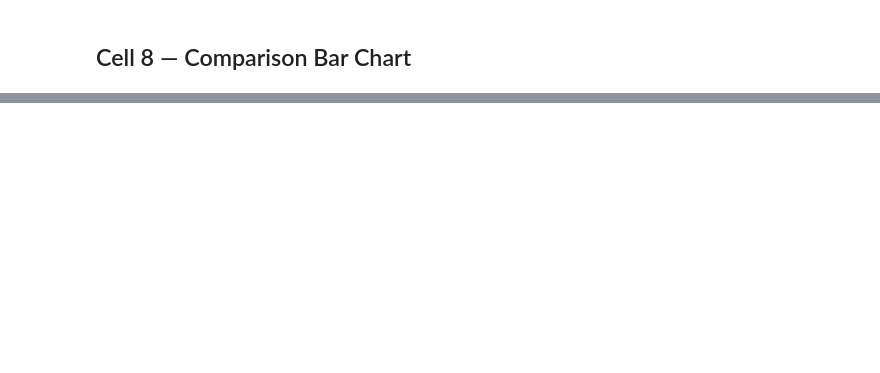
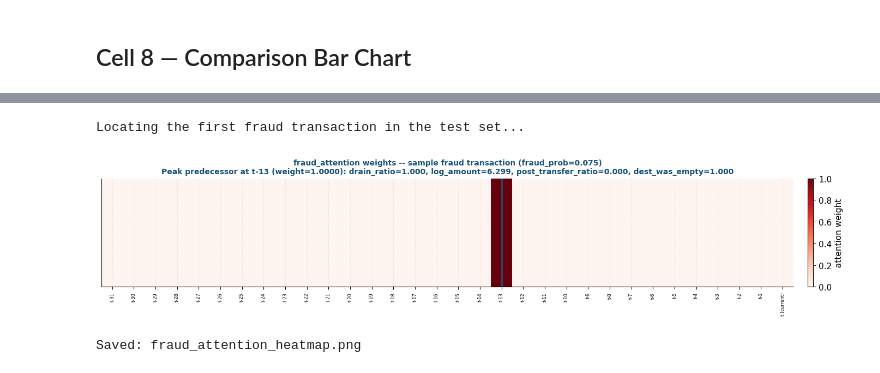
Before and after one commit to LEXES7/R26-IT-121, a Jupyter notebook: TS-TCN/notebooks/DeepSentinel_T4_FullTraining.ipynb, the cells around one changed output, grey strips where cells are left out. Saved outputs shown, nothing was run; the diff lists cells and outputs as text; code cells hidden in the pictures; blank space fills up the shorter version.

```diff
--- a/TS-TCN/notebooks/DeepSentinel_T4_FullTraining.ipynb
+++ b/TS-TCN/notebooks/DeepSentinel_T4_FullTraining.ipynb
@@ -453,0 +467,57 @@ print(f"💾 Saved: four_model_comparison.png")
+# %%
+# =================================================================================
+# Cell 9 -- fraud_attention heatmap for a sample fraud transaction (Figure A1)
+# =================================================================================
+import joblib
+
+FEATURE_NAMES = ["drain_ratio", "log_amount", "post_transfer_ratio", "dest_was_empty",
+                  "dest_enrichment", "type_risk_weight", "inv_dest_ratio", "amt_to_orig",
+                  "hour_of_day", "day_of_week"]
+
+scaler_path = BASE_DIR / "scaler.pkl"
+scaler = joblib.load(scaler_path) if scaler_path.exists() else None
+if scaler is None:
+    print(f"scaler.pkl not found at {scaler_path} -- heatmap will show SCALED feature "
+          f"values, not the raw interpretable ones. Fix the path and re-run this cell "
+          f"if that matters for the figure.")
+
+print("Locating the first fraud transaction in the test set...")
+sample_window = None
+for xb, yb in test_ds:
+    fraud_idx = tf.where(yb == 1).numpy()
+    if len(fraud_idx) > 0:
+        idx = int(fraud_idx[0][0])
+        sample_window = xb[idx:idx + 1]
+        break
+assert sample_window is not None, "No fraud transactions found in test_ds"
+
+prob, attn = model.predict(sample_window, verbose=0)
+attn = attn[0]                      # (32,) attention from the current (last) position
+prob = float(prob[0, 0])
+peak_pos = int(np.argmax(attn[:-1]))  # exclude the current transaction itself
+
+peak_row_scaled = sample_window[0, peak_pos].numpy().reshape(1, -1)
+peak_row = scaler.inverse_transform(peak_row_scaled)[0] if scaler is not None else peak_row_scaled[0]
+
+fig, ax = plt.subplots(figsize=(14, 3.2))
+im = ax.imshow(attn[None, :], aspect="auto", cmap="Reds", vmin=0)
+ax.set_xticks(range(W))
+ax.set_xticklabels([f"t-{W - 1 - i}" if i < W - 1 else "t (current)" for i in range(W)],
+                    rotation=90, fontsize=6)
+ax.set_yticks([])
+ax.axvline(peak_pos, color=DS_BLUE, lw=2)
+feature_str = ", ".join(f"{n}={v:.3f}" for n, v in zip(FEATURE_NAMES[:4], peak_row[:4]))
+ax.set_title(
+    f"fraud_attention weights -- sample fraud transaction (fraud_prob={prob:.3f})\n"
+    f"Peak predecessor at t-{W - 1 - peak_pos} (weight={attn[peak_pos]:.4f}): {feature_str}",
+    fontsize=10, fontweight="bold", color=DS_BLUE,
+)
+plt.colorbar(im, ax=ax, label="attention weight", fraction=0.02, pad=0.02)
+plt.tight_layout()
+plt.savefig(OUT_DIR / "fraud_attention_heatmap.png", dpi=160, bbox_inches="tight")
+plt.show()
+print(f"Saved: fraud_attention_heatmap.png")
+# %% [output]
+Locating the first fraud transaction in the test set...
+[figure, added]
+Saved: fraud_attention_heatmap.png
```
Also changed, not shown: parts of 14 cells of this notebook, 2 other files.
